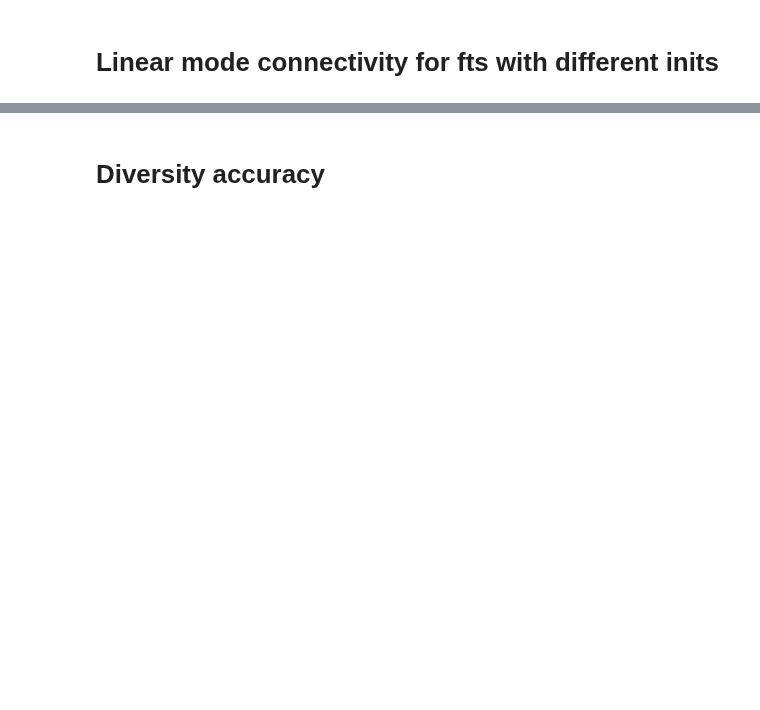
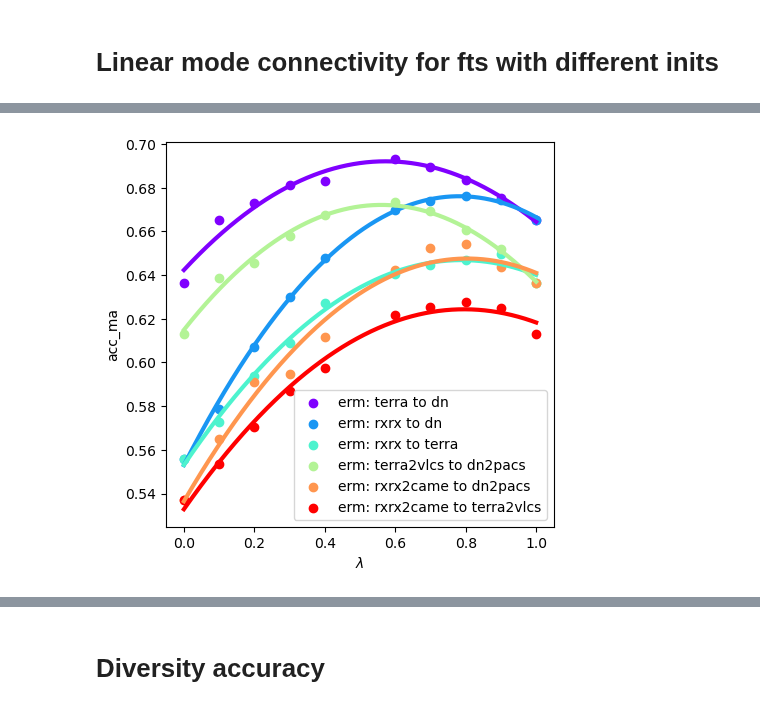
Before and after one commit to alexrame/domainbedv2, a Jupyter notebook: notebooks/diwa_diversity_versus_accuracy_home.ipynb, the cells around one changed output, grey strips where cells are left out. Cells and saved outputs as stored; diff of their text form; code cells hidden in the pictures; blank space fills up the shorter version.

```diff
--- a/notebooks/diwa_diversity_versus_accuracy_home.ipynb
+++ b/notebooks/diwa_diversity_versus_accuracy_home.ipynb
@@ -154,0 +162,15 @@ fig_dr = plot.plot_key(
+# %%
+list_indexes = range(6, 12)
+
+fig_dr = plot.plot_key(
+    rank_continual_warmup.l,
+    key1="weighting",
+    key2="acc_ma",
+    labels=rank_continual_warmup.labels,
+    order=2,
+    loc="lower right",
+    list_indexes=list_indexes,
+    lambda_filtering=lambda x: x["weighting"] != 0.5,
+)
+# %% [output]
+[figure, added]
```
Also changed, not shown: parts of 45 cells of this notebook, 10 other files.
